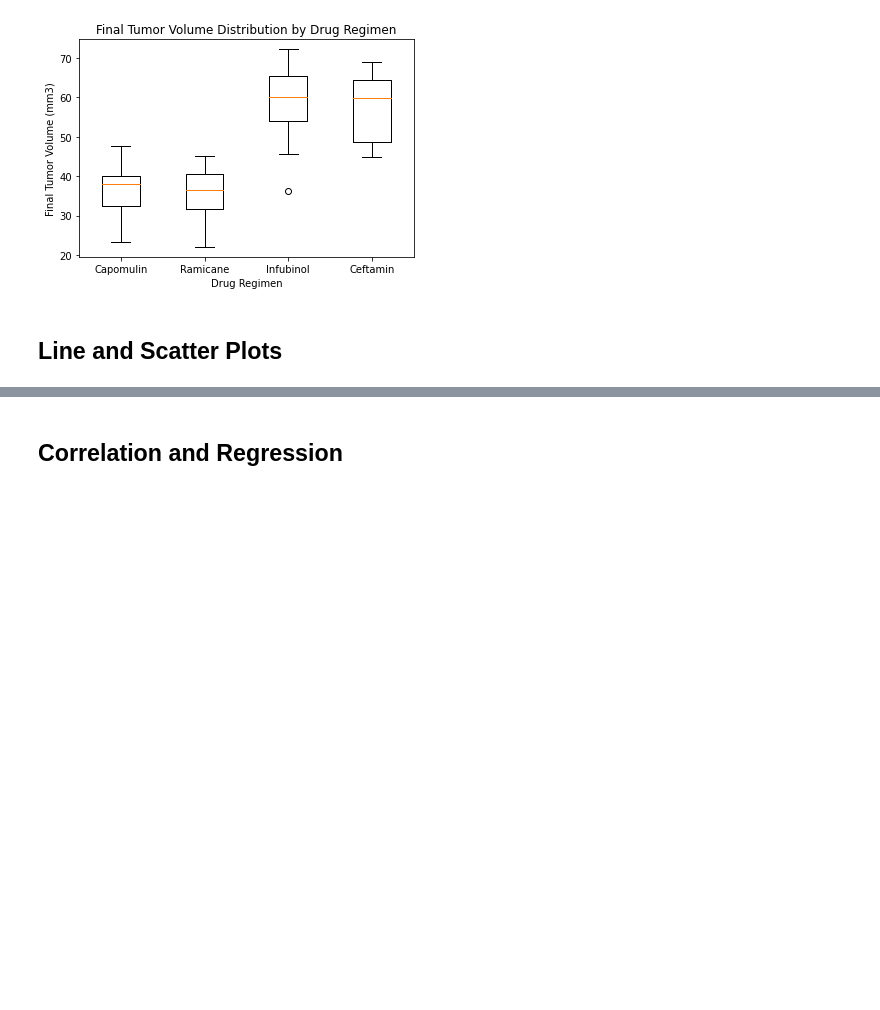
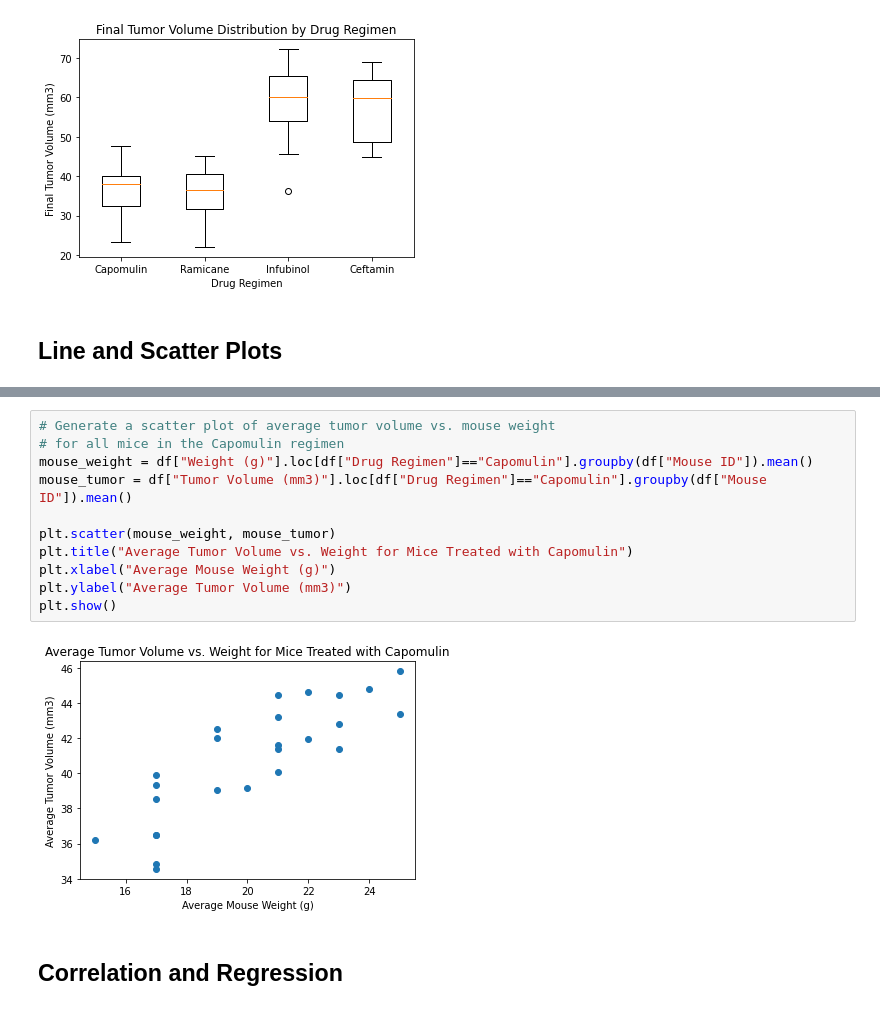
Before and after one commit to emcfarland/matplotlib-challenge, a Jupyter notebook: pymaceuticals.ipynb, the cells around one changed output, grey strips where cells are left out. Saved outputs shown, nothing was run; the diff lists cells and outputs as text; blank space fills up the shorter version.

```diff
--- a/pymaceuticals.ipynb
+++ b/pymaceuticals.ipynb
@@ -213,3 +234,16 @@ plt.show()
+# %%
+# Generate a scatter plot of average tumor volume vs. mouse weight
+# for all mice in the Capomulin regimen
+mouse_weight = df["Weight (g)"].loc[df["Drug Regimen"]=="Capomulin"].groupby(df["Mouse ID"]).mean()
+mouse_tumor = df["Tumor Volume (mm3)"].loc[df["Drug Regimen"]=="Capomulin"].groupby(df["Mouse ID"]).mean()
+
+plt.scatter(mouse_weight, mouse_tumor)
+plt.title("Average Tumor Volume vs. Weight for Mice Treated with Capomulin")
+plt.xlabel("Average Mouse Weight (g)")
+plt.ylabel("Average Tumor Volume (mm3)")
+plt.show()
+# %% [output]
+[figure, added]
 # %% [markdown]
 ## Correlation and Regression
 # %%
```
Also changed, not shown: parts of 5 cells of this notebook.
